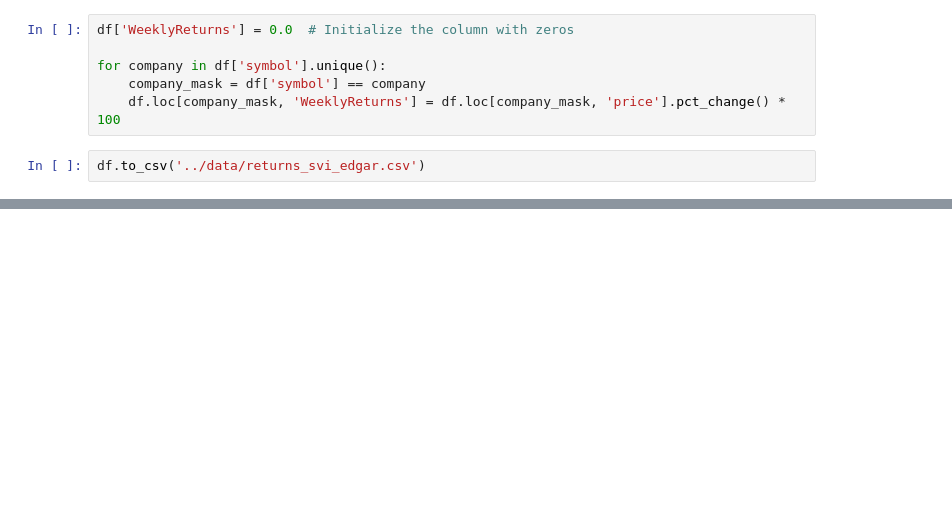
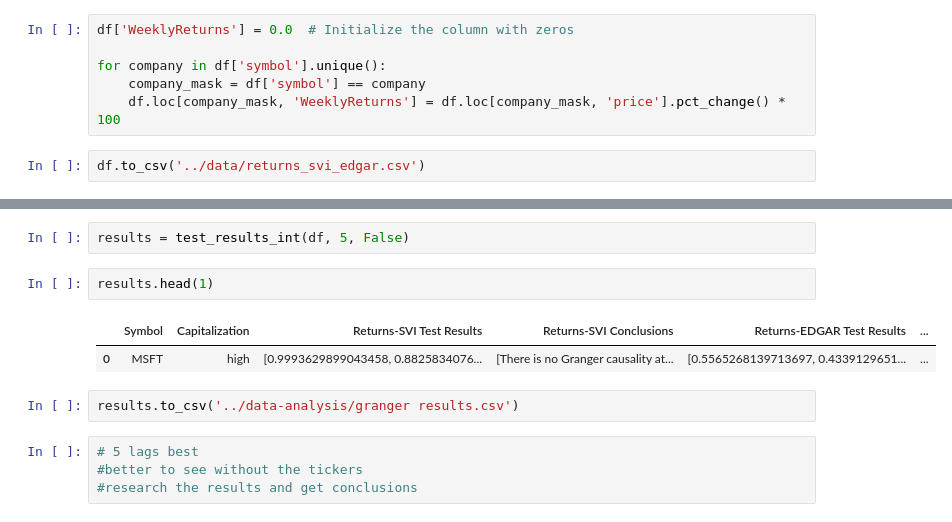
Before and after one commit to nikanhg/investor-attention-returns-patern, a Jupyter notebook: data-analysis/Granger test.ipynb, the cells around one changed output, grey strips where cells are left out. Cells and saved outputs as stored; diff of their text form; blank space fills up the shorter version.

```diff
--- a/data-analysis/Granger test.ipynb
+++ b/data-analysis/Granger test.ipynb
@@ -69,0 +136,13 @@ parameter F test:         F=3.4921  , p=0.0074  , df_denom=306645, df_num=4
+# %%
+results = test_results_int(df, 5, False)
+# %%
+results.head(1)
+# %% [output]
+|  | Symbol | Capitalization | Returns-SVI Test Results | Returns-SVI Conclusions | Returns-EDGAR Test Results | ... |
+| 0 | MSFT | high | [0.9993629899043458, 0.8825834076... | [There is no Granger causality at... | [0.5565268139713697, 0.4339129651... | ... |
+# %%
+results.to_csv('../data-analysis/granger results.csv')
+# %%
+# 5 lags best
+#better to see without the tickers
+#research the results and get conclusions
```
Also changed, not shown: parts of 9 cells of this notebook.
